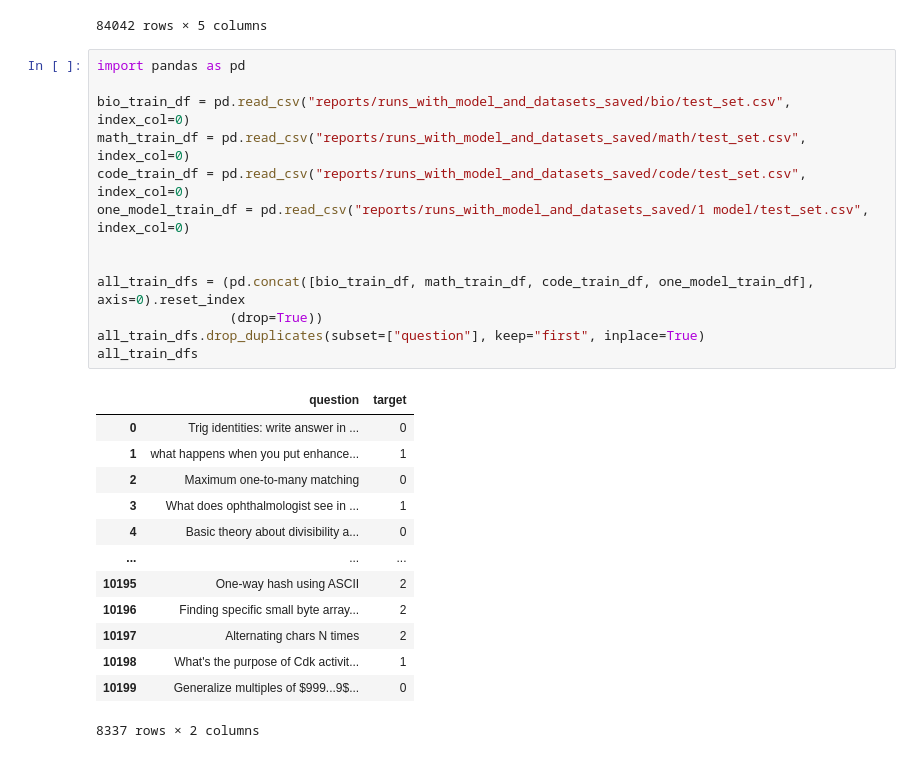
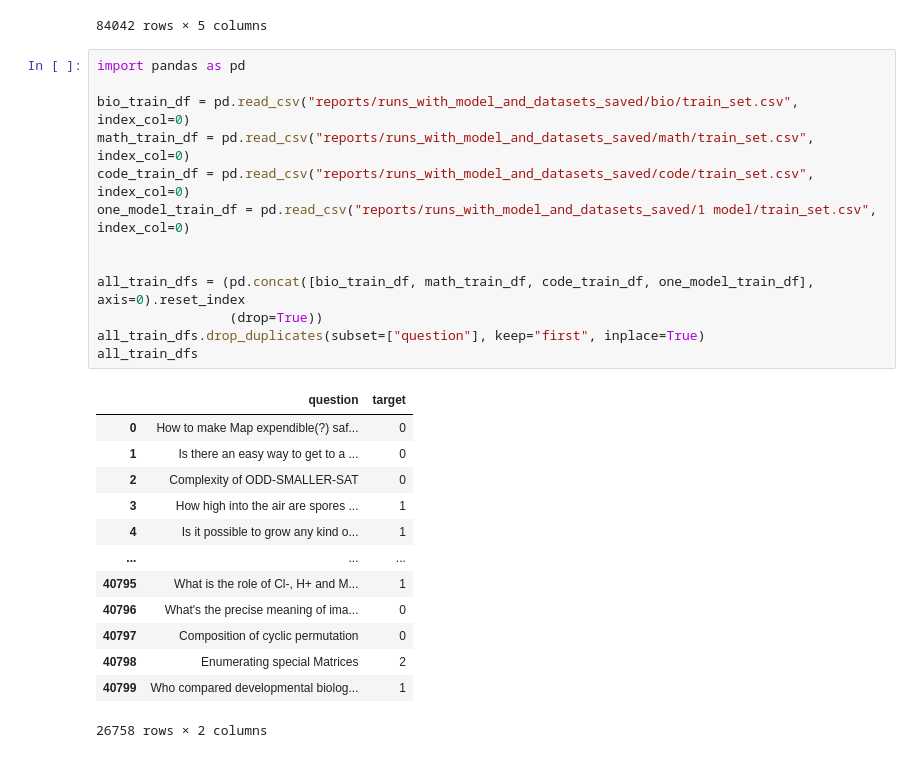
Before and after one commit to xxxDKGxxx/BHL-solution, a Jupyter notebook: train/three_models_training/choose_test_set_for_multiple_models.ipynb, the cells around one changed output. Saved outputs shown, nothing was run; the diff lists cells and outputs as text.

```diff
--- a/train/three_models_training/choose_test_set_for_multiple_models.ipynb
+++ b/train/three_models_training/choose_test_set_for_multiple_models.ipynb
@@ -70,30 +84,30 @@ code_df
 # %%
 import pandas as pd
 
-bio_train_df = pd.read_csv("reports/runs_with_model_and_datasets_saved/bio/test_set.csv", index_col=0)
-math_train_df = pd.read_csv("reports/runs_with_model_and_datasets_saved/math/test_set.csv", index_col=0)
-code_train_df = pd.read_csv("reports/runs_with_model_and_datasets_saved/code/test_set.csv", index_col=0)
-one_model_train_df = pd.read_csv("reports/runs_with_model_and_datasets_saved/1 model/test_set.csv", index_col=0)
+bio_train_df = pd.read_csv("reports/runs_with_model_and_datasets_saved/bio/train_set.csv", index_col=0)
+math_train_df = pd.read_csv("reports/runs_with_model_and_datasets_saved/math/train_set.csv", index_col=0)
+code_train_df = pd.read_csv("reports/runs_with_model_and_datasets_saved/code/train_set.csv", index_col=0)
+one_model_train_df = pd.read_csv("reports/runs_with_model_and_datasets_saved/1 model/train_set.csv", index_col=0)
 
 
 all_train_dfs = (pd.concat([bio_train_df, math_train_df, code_train_df, one_model_train_df], axis=0).reset_index
                  (drop=True))
 all_train_dfs.drop_duplicates(subset=["question"], keep="first", inplace=True)
 all_train_dfs
 # %% [output]
 |  | question | target |
-| 0 | Trig identities: write answer in ... | 0 |
-| 1 | what happens when you put enhance... | 1 |
-| 2 | Maximum one-to-many matching | 0 |
-| 3 | What does ophthalmologist see in ... | 1 |
-| 4 | Basic theory about divisibility a... | 0 |
+| 0 | How to make Map expendible(?) saf... | 0 |
+| 1 | Is there an easy way to get to a ... | 0 |
+| 2 | Complexity of ODD-SMALLER-SAT | 0 |
+| 3 | How high into the air are spores ... | 1 |
+| 4 | Is it possible to grow any kind o... | 1 |
 | ... | ... | ... |
-| 10195 | One-way hash using ASCII | 2 |
-| 10196 | Finding specific small byte array... | 2 |
-| 10197 | Alternating chars N times | 2 |
-| 10198 | What's the purpose of Cdk activit... | 1 |
-| 10199 | Generalize multiples of $999...9$... | 0 |
+| 40795 | What is the role of Cl-, H+ and M... | 1 |
+| 40796 | What's the precise meaning of ima... | 0 |
+| 40797 | Composition of cyclic permutation | 0 |
+| 40798 | Enumerating special Matrices | 2 |
+| 40799 | Who compared developmental biolog... | 1 |
-8337 rows × 2 columns
+26758 rows × 2 columns
 # %%
 def filter_df_to_not_contain_values_that_other_df_does(df: pd.DataFrame, other_df: pd.DataFrame, column_name: str) ->\
 		pd.DataFrame:
```
Also changed, not shown: parts of 5 cells of this notebook, 1 other file.
